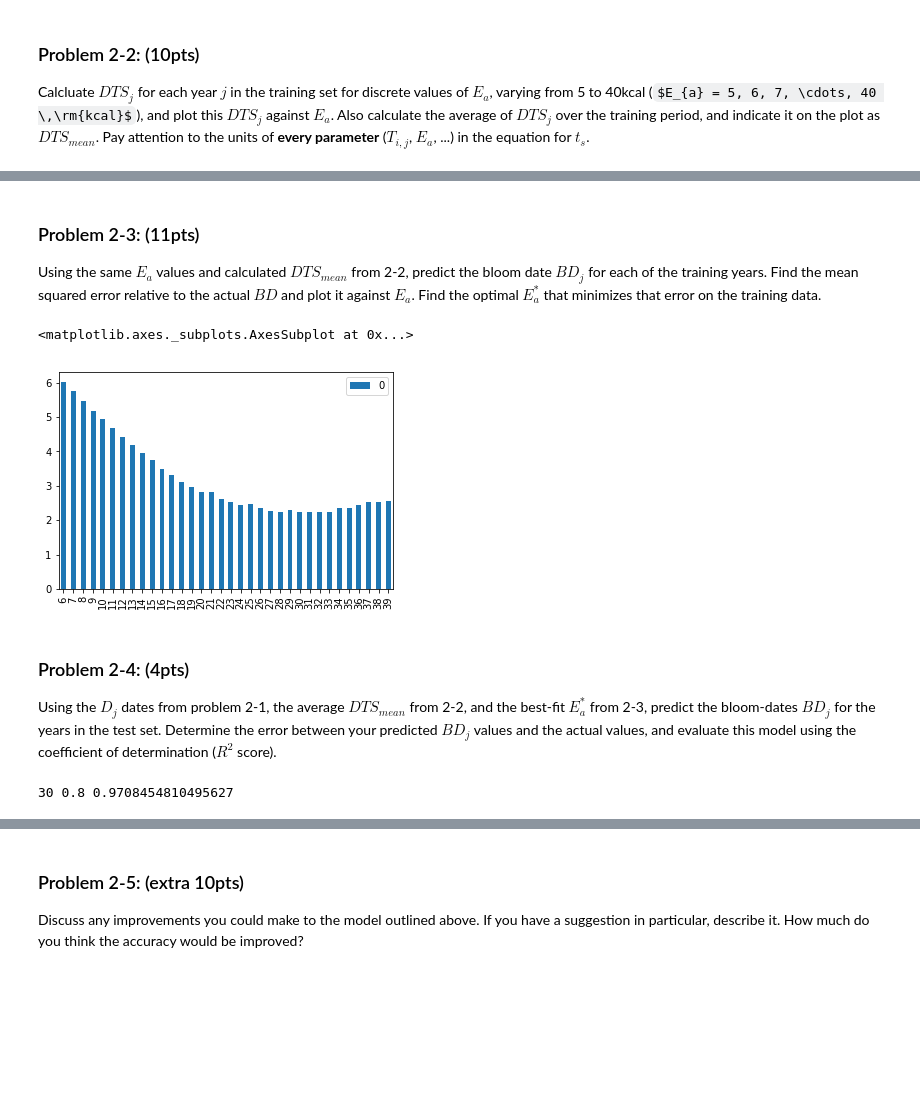
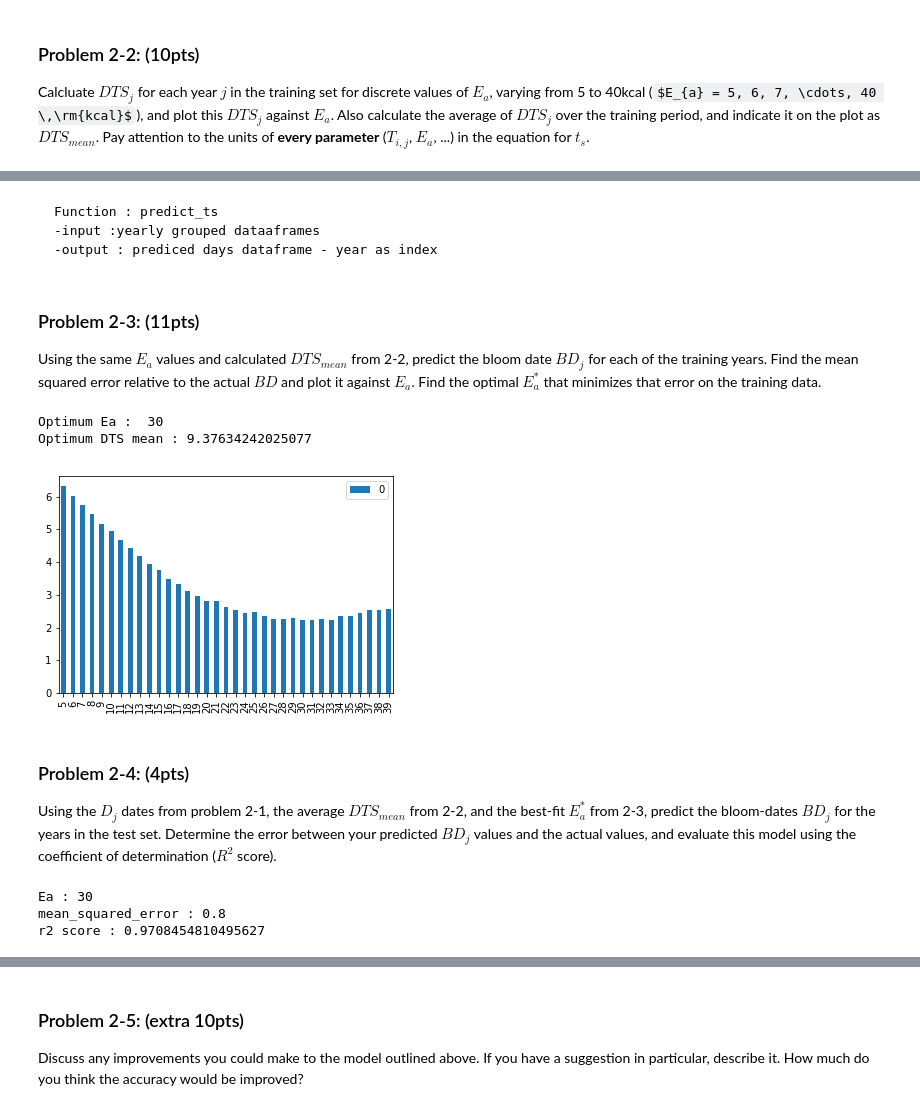
Before and after one commit to irfanhasib0/Machine-Learning, a Jupyter notebook: Sakura TF_NN_Report.ipynb, the cells around one changed output, grey strips where cells are left out. Drawn from its saved outputs; the diff is of its cells as text; code cells hidden in the pictures; some formulas as TeX source; blank space fills up the shorter version.

```diff
--- a/Sakura TF_NN_Report.ipynb
+++ b/Sakura TF_NN_Report.ipynb
@@ -91,7 +103,7 @@ def get_acc_temps(yearly_dfs):
 # %%
 yearly_dfs=get_yearly_dfs(data_df,years)
-yearly_dfs=get_day_counts(yearly_dfs)
-yearly_dfs=get_acc_temps(yearly_dfs)
+yearly_dfs=add_day_counts(yearly_dfs)
+yearly_dfs=add_acc_temps(yearly_dfs)
 # %% [markdown]
 ### Problem 1-2: (10pts)
 
@@ -101,20 +121,27 @@ Use the average accumulated value $T_{mean}$ calculated in 1-1 to predict $BD_{j
 # %%
 def get_true_label(year_dfs,yrs):
     true_lb=[]
+    for year in yrs:
+        df=year_dfs[year].copy()
+        ind= (df['bloom']==1)
+        ind=np.argmax(np.array(ind))
+        true_lb.append(df.loc[ind,'days'])
+
+    true_lb=pd.DataFrame(true_lb,index=yrs,columns=['true_days'])
+    return true_lb
+def get_acc_temp(year_dfs,yrs):
     acc_df=[]
     for year in yrs:
         df=year_dfs[year].copy()
         ind= (df['bloom']==1)
         ind=np.argmax(np.array(ind))
         acc_df.append(df.loc[ind,'acc_temp'])
-        true_lb.append(df.loc[ind,'days'])
 
     acc_df =pd.DataFrame(acc_df,index=yrs,columns=['temp'])
-    true_lb=pd.DataFrame(true_lb,index=yrs,columns=['true_days'])
-    return acc_df,true_lb
+    return acc_df
 
 
-acc_df,_=get_true_label(yearly_dfs,train_years)
+acc_df=get_acc_temp(yearly_dfs,train_years)
 print('Mean accumulated temperature\n',acc_df.mean(),'\n')
 thr_temp=acc_df.mean()
 # %% [output]
@@ -263,7 +308,7 @@ def get_ts(Ea,Tj):
         C=A/B
         return np.exp(C)
 
-_,Bdj_df=get_true_label(yearly_dfs,years)
+Bdj_df=get_true_label(yearly_dfs,years)
 
 def get_dts(yearly_dfs,Ea,yrs):
     DTS_df=[]
@@ -318,3 +346,7 @@ dtype: float64
+# %% [markdown]
+    Function : predict_ts
+    -input :yearly grouped dataaframes
+    -output : prediced days dataframe - year as index
 # %%
 def predict_ts(yearly_dfs,Ea,yrs,DTS_mean):
     pred_df=[]
@@ -339,45 +371,50 @@ def predict_ts(yearly_dfs,Ea,yrs,DTS_mean):
     pred_df=pd.DataFrame(pred_df,index=yrs,columns=['Ea_'+str(Ea)])
     return pred_df
 # %%
-pred_df=predict_ts(yearly_dfs,5,train_years,DTS_df.mean())
+DTS_mean_df=DTS_df.mean()
+pred_df=predict_ts(yearly_dfs,5,train_years,DTS_mean_df)
 #Eas=list([0.001,0.002,0.003])
-Eas=list(range(6,40))
-for Ea in Eas:
+Eas=list(range(5,40))
+for Ea in Eas[1:]:
     pred_df=pd.concat([pred_df,predict_ts(yearly_dfs,Ea,train_years,DTS_df.mean())],axis=1)
 # %% [markdown]
 ### Problem 2-3: (11pts)
 Using the same $E_{a}$ values and calculated $DTS_{mean}$ from 2-2, predict the bloom date $BD_{j}$ for each of the training years. Find the mean squared error relative to the actual $BD$ and plot it against $E_{a}$. Find the optimal $E_{a}^{*}$ that minimizes that error on the training data.
 # %%
-_,Bdj_df=get_true_label(yearly_dfs,train_years)
+Bdj_df=get_true_label(yearly_dfs,train_years)
 err_df=[]
 
 for Ea in Eas:
     err=0
     DTS=DTS_df.mean()['Ea_'+str(Ea)]
     for year in train_years:
-        #DTS=DTS_df.loc[year,'Ea_'+str(Ea)]
+
         Dj=int(Dj_df.loc[year,'Dj'])
         pred_Bdj=pred_df.loc[year,'Ea_'+str(Ea)]
         true_Bdj=Bdj_df.loc[year,'true_days']
-        #print(year,pred_Bdj)
+
         err+=np.abs(true_Bdj-pred_Bdj)
     err/=len(train_years)
     #print(Ea,err)
     err_df.append(err)
 
 err_df=pd.DataFrame(err_df,index=Eas)
 err_df.plot.bar()
+Opt_Ea=np.argmin(np.array(err_df))+5
+Opt_DTS_mean=DTS_mean_df['Ea_'+str(Opt_Ea)]
+print('Optimum Ea : ',Opt_Ea)
+print('Optimum DTS mean :',Opt_DTS_mean)
 # %% [output]
-<matplotlib.axes._subplots.AxesSubplot at 0x...>
+Optimum Ea :  30
+Optimum DTS mean : 9.37634242025077
-[figure, old version]
+[figure, new version]
 # %% [markdown]
 ### Problem 2-4: (4pts)
 
 Using the $D_j$ dates from problem 2-1, the average $DTS_{mean}$ from 2-2, and the best-fit $E_{a}^{*}$ from 2-3, predict the bloom-dates $BD_j$ for the years in the test set. Determine the error between your predicted $BD_j$ values and the actual values, and evaluate this model using the coefficient of determination ($R^2$ score).
 # %%
-
-pred_df=predict_ts(yearly_dfs,30,test_years,DTS_df.mean())
-_,Bdj_df=get_true_label(yearly_dfs,test_years)
+pred_df=predict_ts(yearly_dfs,Opt_Ea,test_years,DTS_df.mean())
+Bdj_df=get_true_label(yearly_dfs,test_years)
 err_df=[]
 Ea=30
 err=0
@@ -389,6 +426,9 @@ err=np.mean(err)
 r2_err=r2_score(Bdj_df,pred_df)
 
 #err/=len(train_years)
-print(Ea,err,r2_err)
+print('Ea :',Ea,'\nmean_squared_error :',err,'\nr2 score :',r2_err)
+#30 0.8 0.9708454810495627
 # %% [output]
-30 0.8 0.9708454810495627
+Ea : 30
+mean_squared_error : 0.8
+r2 score : 0.9708454810495627
```
Also changed, not shown: parts of 70 cells of this notebook, 6 other files.
